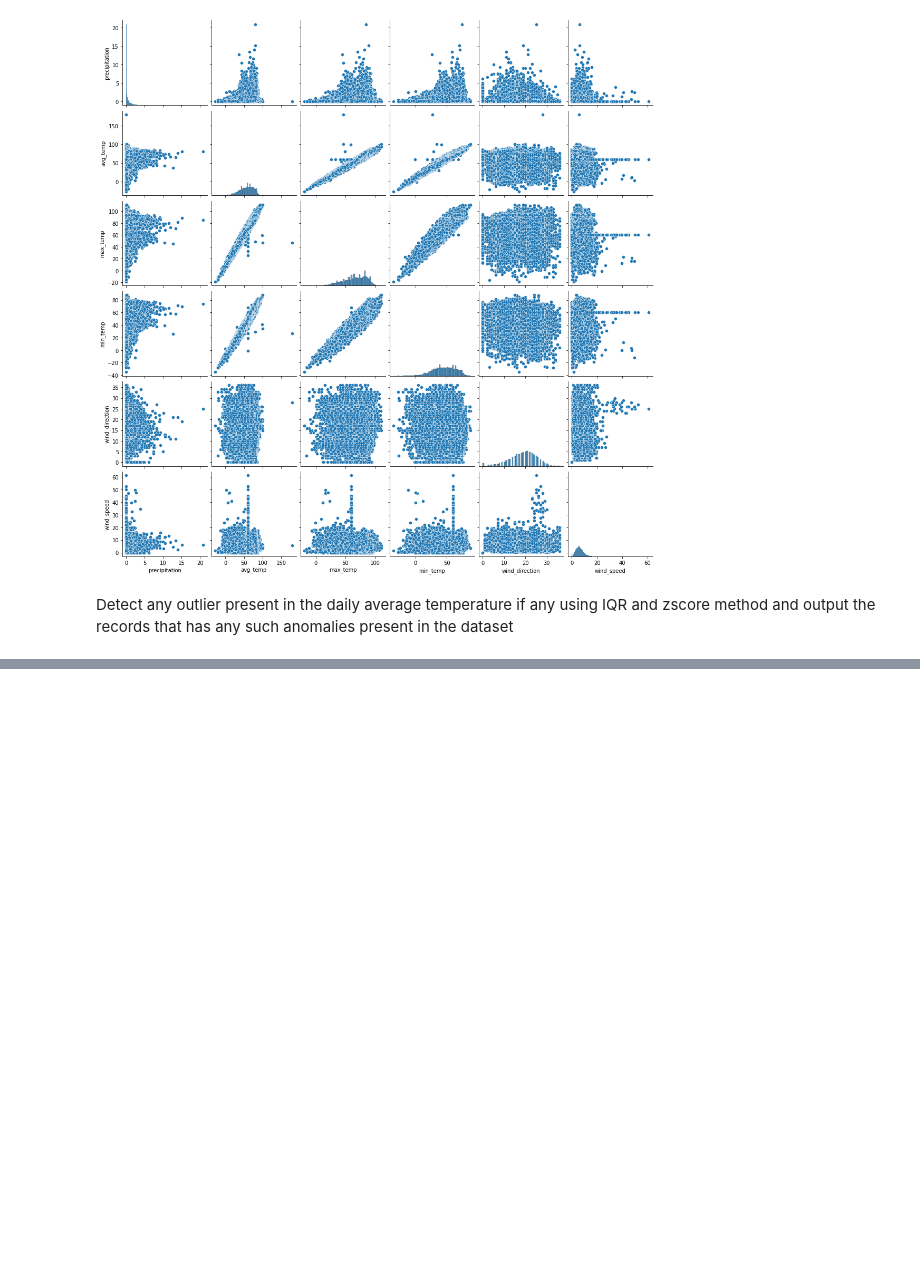
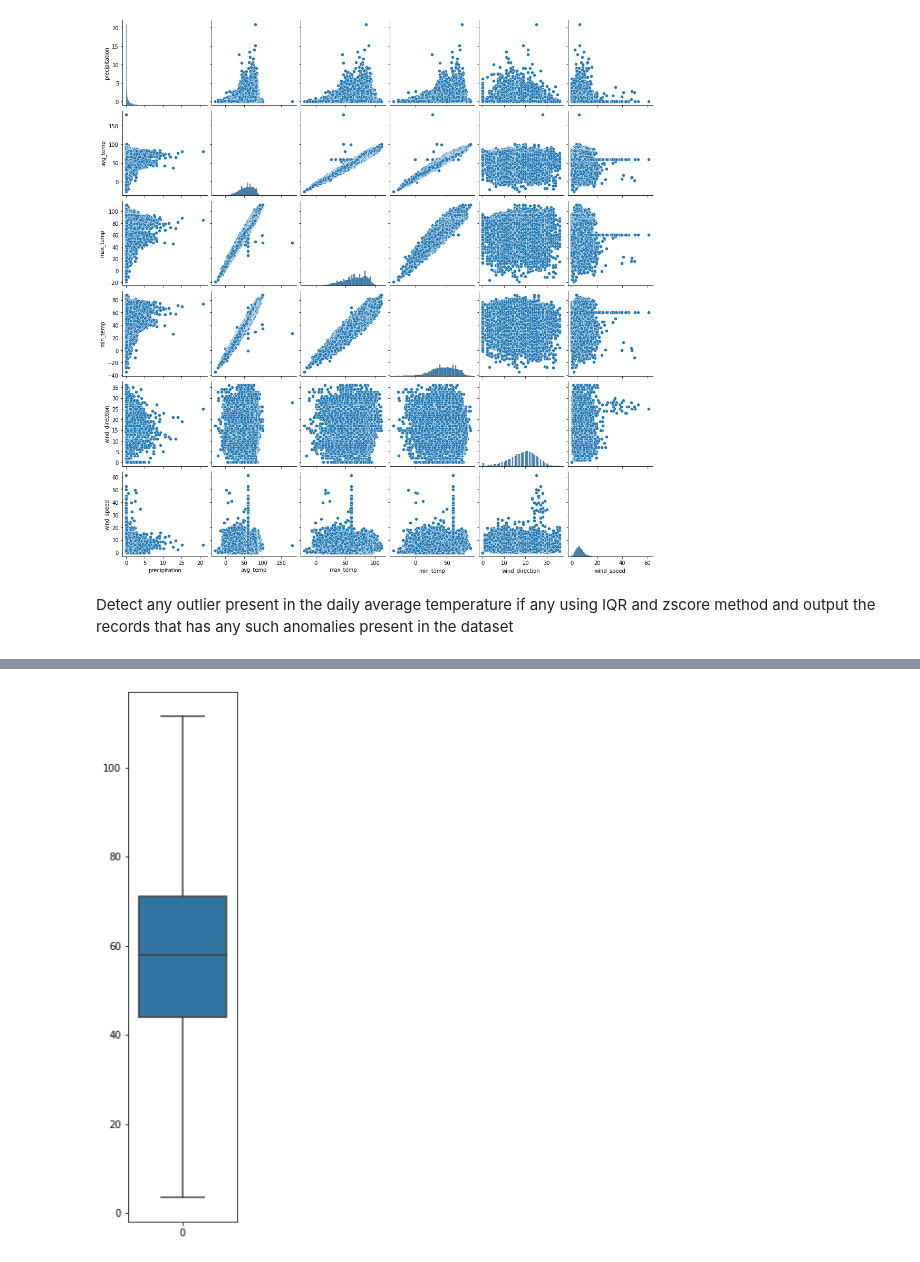
Before and after one commit to Bibhuti-MLAI/Python-Assignment, a Jupyter notebook: Python_Assignment.ipynb, the cells around one changed output, grey strips where cells are left out. Saved outputs shown, nothing was run; the diff lists cells and outputs as text; code cells hidden in the pictures; blank space fills up the shorter version.

```diff
--- a/Python_Assignment.ipynb
+++ b/Python_Assignment.ipynb
@@ -753,0 +765,12 @@ Detect any outlier present in the daily average temperature if any using IQR and
+# %%
+IQR = df['avg_temp'].quantile(0.75) - df['avg_temp'].quantile(0.25)
+lower_limit = df['avg_temp'].quantile(0.25) - (IQR * 1.5)
+upper_limit = df['avg_temp'].quantile(0.75) + (IQR * 1.5)
+df['avg_temp']= pd.DataFrame(np.where(df['avg_temp'] > upper_limit, upper_limit,
+                                         np.where(df['avg_temp'] < lower_limit, lower_limit, df['avg_temp'])))
+# %%
+plt.figure(figsize=(2,10))
+sns.boxplot(data=df['avg_temp'])
+plt.show()
+# %% [output]
+[figure, added]
```
Also changed, not shown: parts of 14 cells of this notebook.
